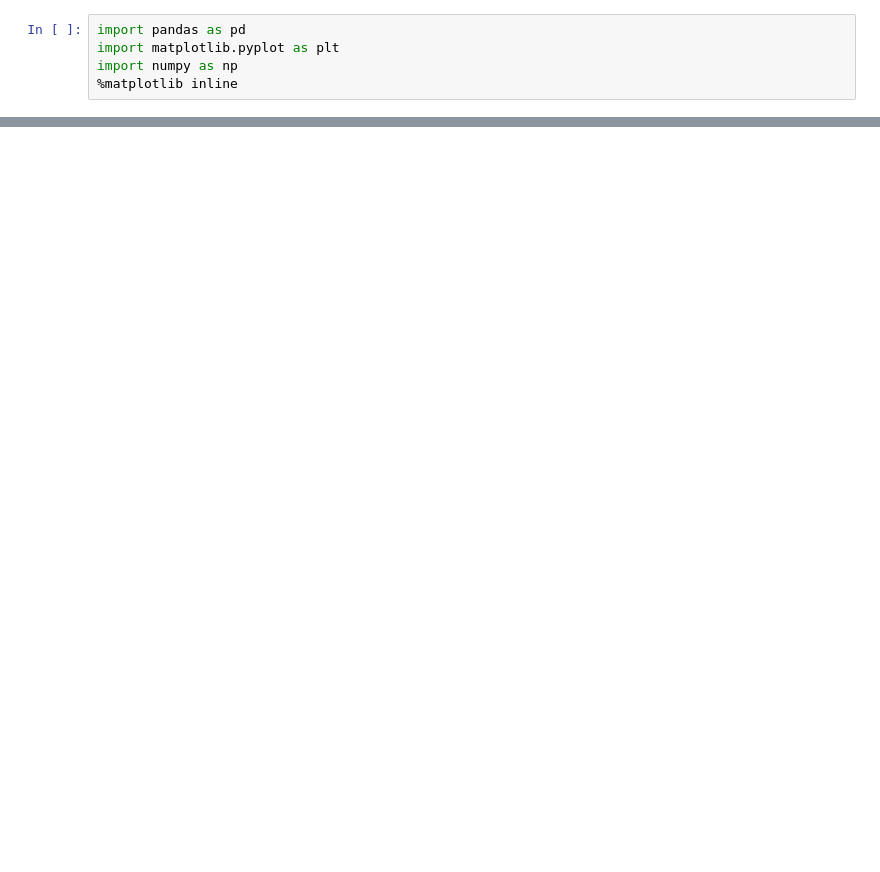
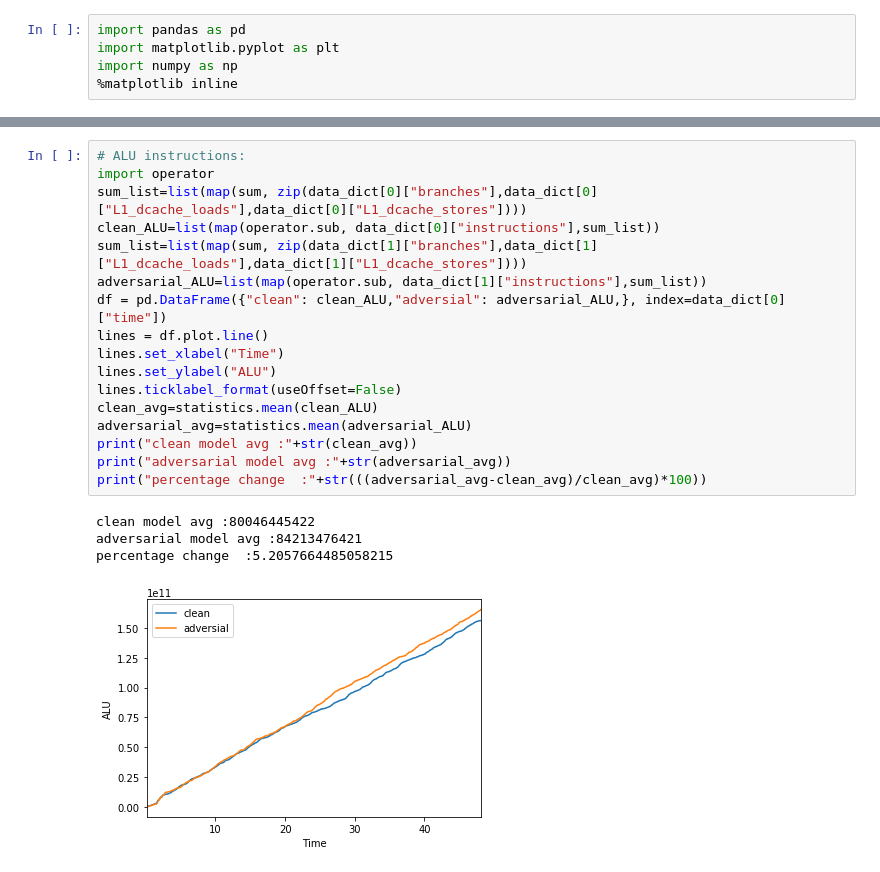
Before and after one commit to Sivateja0804/Detecting-Adversarial-Attacks-on-Artificial-Neural-Networks-Using-Performance-Counters, a Jupyter notebook: Code_Development_Phase_Files/line_graph_for_4_params.ipynb, the cells around one changed output, grey strips where cells are left out. Saved outputs shown, nothing was run; the diff lists cells and outputs as text; blank space fills up the shorter version.

```diff
--- a/Code_Development_Phase_Files/line_graph_for_4_params.ipynb
+++ b/Code_Development_Phase_Files/line_graph_for_4_params.ipynb
@@ -104,0 +110,22 @@ for k in range(0,4):
+# %%
+# ALU instructions:
+import operator
+sum_list=list(map(sum, zip(data_dict[0]["branches"],data_dict[0]["L1_dcache_loads"],data_dict[0]["L1_dcache_stores"])))
+clean_ALU=list(map(operator.sub, data_dict[0]["instructions"],sum_list))
+sum_list=list(map(sum, zip(data_dict[1]["branches"],data_dict[1]["L1_dcache_loads"],data_dict[1]["L1_dcache_stores"])))
+adversarial_ALU=list(map(operator.sub, data_dict[1]["instructions"],sum_list))
+df = pd.DataFrame({"clean": clean_ALU,"adversial": adversarial_ALU,}, index=data_dict[0]["time"])
+lines = df.plot.line()
+lines.set_xlabel("Time")
+lines.set_ylabel("ALU")
+lines.ticklabel_format(useOffset=False)
+clean_avg=statistics.mean(clean_ALU)
+adversarial_avg=statistics.mean(adversarial_ALU)
+print("clean model avg :"+str(clean_avg))
+print("adversarial model avg :"+str(adversarial_avg))
+print("percentage change  :"+str(((adversarial_avg-clean_avg)/clean_avg)*100))
+# %% [output]
+clean model avg :80046445422
+adversarial model avg :84213476421
+percentage change  :5.2057664485058215
+[figure, added]
```
Also changed, not shown: parts of 9 cells of this notebook.
